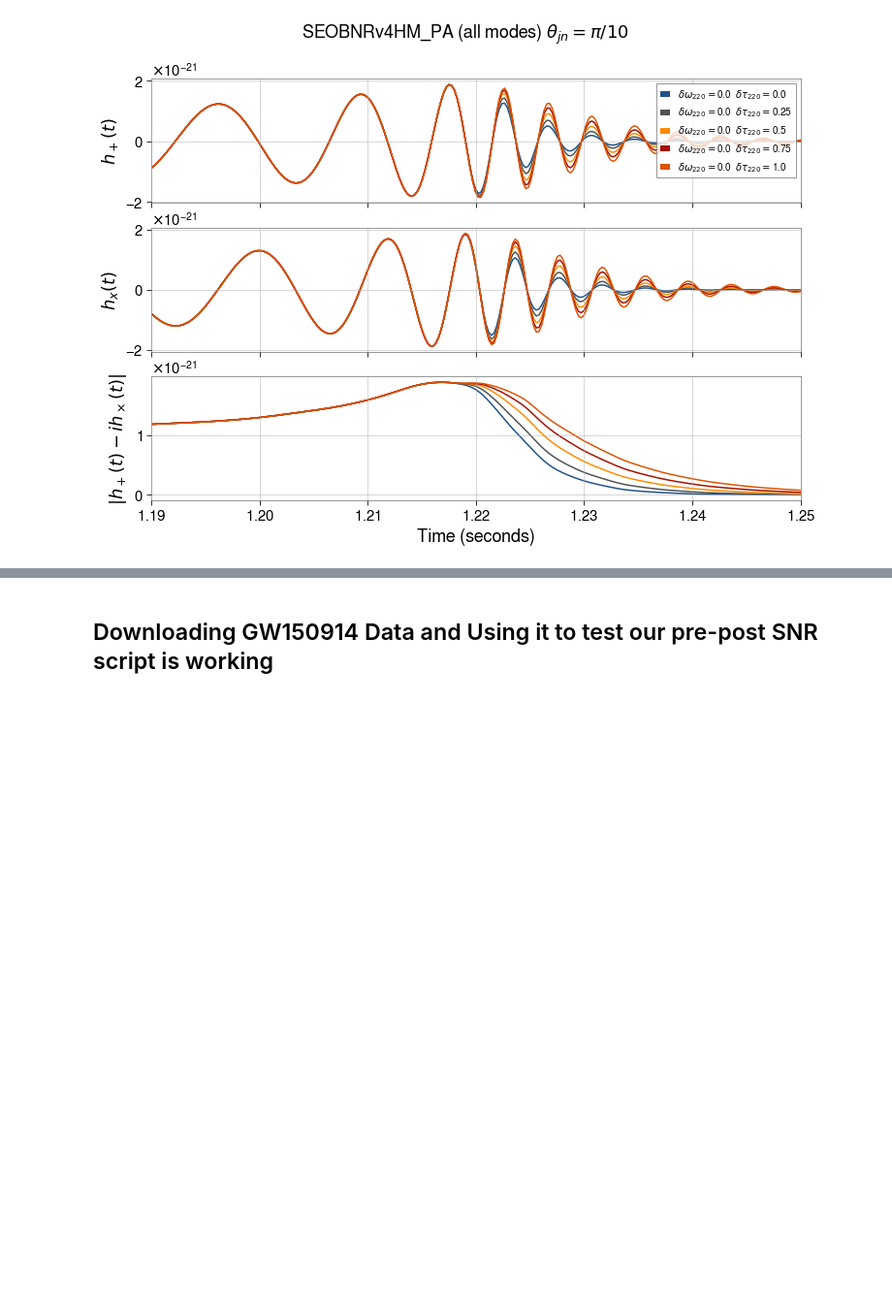
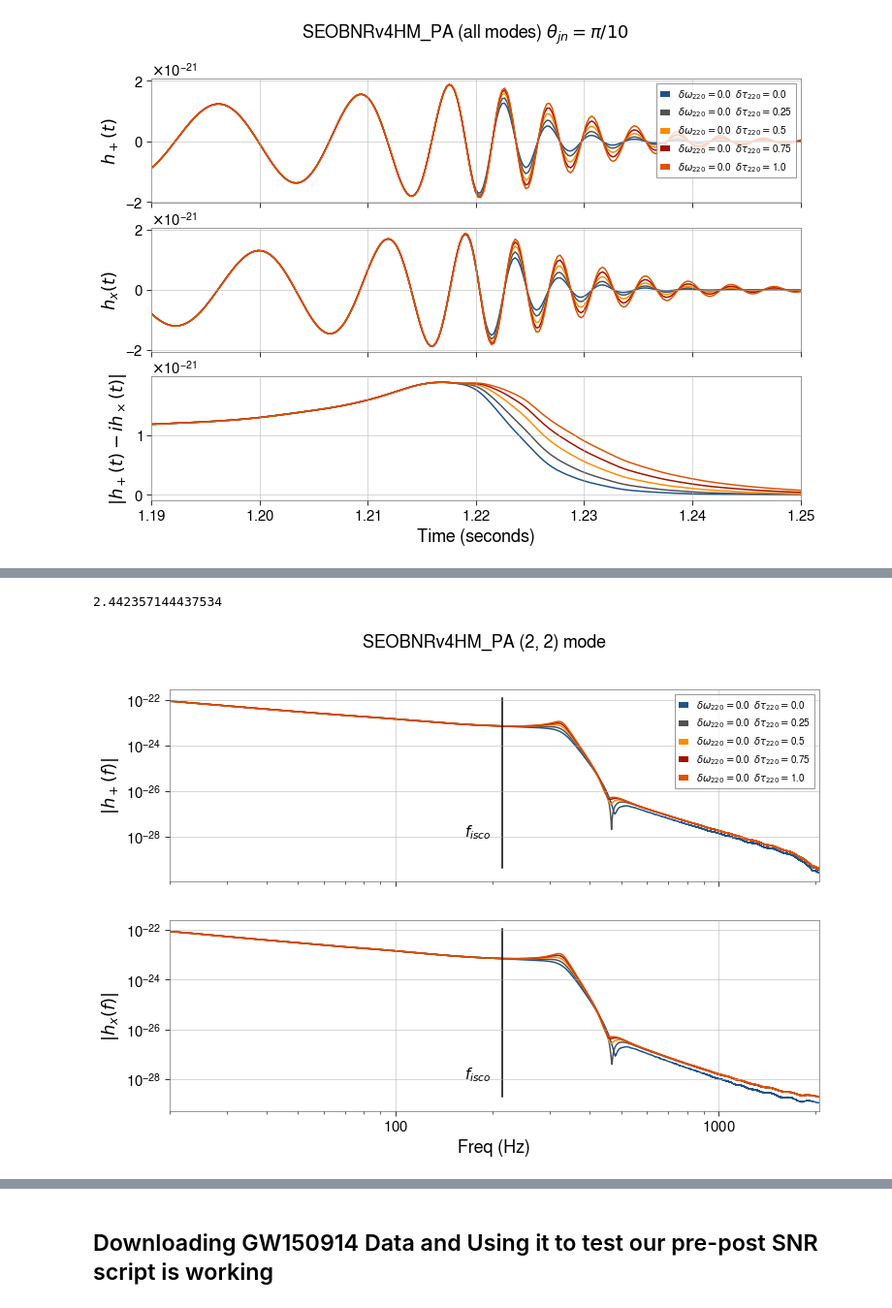
Before and after one commit to nihargupte-ph/dingo-devel-aei, a Jupyter notebook: tutorials/06_tgr/src/plotting.ipynb, the cells around one changed output, grey strips where cells are left out. Shown at 97% size. Drawn from its saved outputs; the diff is of its cells as text; code cells hidden in the pictures; blank space fills up the shorter version.

```diff
--- a/tutorials/06_tgr/src/plotting.ipynb
+++ b/tutorials/06_tgr/src/plotting.ipynb
@@ -518,0 +523,60 @@ plt.savefig("/home/local/nihargupte/dingo-devel/tutorials/06_tgr/plots/FD_omega.
+# %%
+plt.rcParams['axes.prop_cycle'] = plt.cycler(color=wobbuffet_hex)
+parameters = {
+    "phase": 0.,
+    "mass_1": 38.9, # Solar Masses
+    "mass_2": 30.9, # Solar Masses
+    "f_ref": 20., # Hz
+    "phase": 0.,
+    "chi_1": 0.7,
+    "chi_2": 0.7,
+    "theta_jn": 0,
+    "luminosity_distance": 440., #Mpc
+    "domega220": 0.,
+    "dtau220": 0.5
+}
+
+n_deviations = 5
+deviations = {"domega220":np.linspace(0, 0, n_deviations), "dtau220":np.linspace(0, 1, n_deviations)}
+
+fig, axes = plt.subplots(2, 1, figsize=(12, 8), sharex=True)
+fig.suptitle(r"SEOBNRv4HM_PA (2, 2) mode")
+for i in range(n_deviations):
+    parameters["domega220"] = deviations["domega220"][i]
+    parameters["dtau220"] = deviations["dtau220"][i]
+    wf = SEOBNRv4HM_PA_FD(parameters, domain_dict, mode_array=[(2, 2)])
+    freq = 0 + np.arange(wf["h_plus"].shape[0]) * domain_dict["delta_f"]
+
+    label = r"$\delta \omega_{220} =$" + f"{parameters['domega220']}  " + r"$\delta \tau_{220} =$" + f"{parameters['dtau220']}"
+    axes[0].plot(freq, np.abs(wf["h_plus"]), label=label)
+    axes[1].plot(freq, np.abs(wf["h_cross"]), label=label)
+
+
+m1, m2, chi1, chi2 = parameters["mass_1"], parameters["mass_2"], parameters["chi_1"], parameters["chi_2"]
+chi_f = nrutils.bbh_final_spin_non_precessing_Healyetal(m1, m2, chi1, chi2, version="2016")
+M = nrutils.bbh_final_mass_non_precessing_Healyetal(m1, m2, chi1, chi2, chif=chi_f, version="2016")
+r_isco_tilde = nrutils.calc_isco_radius(chi_f)
+print(r_isco_tilde)
+omega_tilde = 1 / (r_isco_tilde**(3/2) + chi_f)
+M_SI = M * lal.MSUN_SI
+f_isco = omega_tilde / (np.pi * (M_SI*(lal.G_SI/(lal.C_SI**3))))
+
+axes[0].text(f_isco - 50, 1e-28, r"$f_{isco}$")
+axes[0].plot([f_isco, f_isco], [np.min(np.abs(wf["h_plus"])), np.max(np.abs(wf["h_plus"]))], c='k')
+axes[1].text(f_isco - 50, 1e-28, r"$f_{isco}$")
+axes[1].plot([f_isco, f_isco], [np.min(np.abs(wf["h_cross"])), np.max(np.abs(wf["h_cross"]))], c='k')
+
+axes[0].set_xlim([domain_dict["f_min"], domain_dict["f_max"]])
+axes[0].set_yscale('log')
+axes[1].set_yscale('log')
+axes[0].set_ylabel(r"$|h_+(f)|$")
+axes[1].set_ylabel(r"$|h_x(f)|$")
+axes[0].legend()
+axes[0].legend(loc="upper right")
+plt.xscale("log")
+plt.xlabel("Freq (Hz)")
+plt.subplots_adjust(wspace=0, hspace=0.2)
+# plt.savefig("/home/local/nihargupte/dingo-devel/tutorials/06_tgr/plots/FD_omega.pdf")
+# %% [output]
+2.442357144437534
+[figure, added]
```
Also changed, not shown: parts of 41 cells of this notebook, 2 other files.
